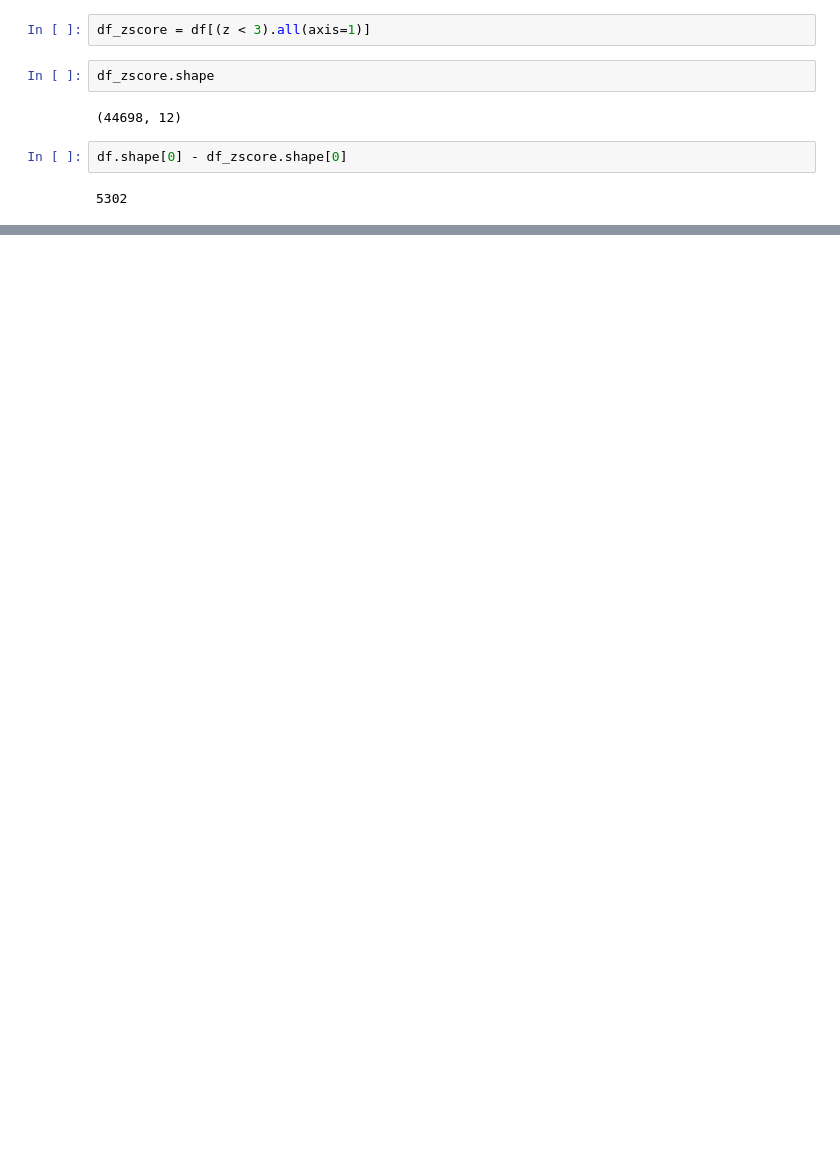
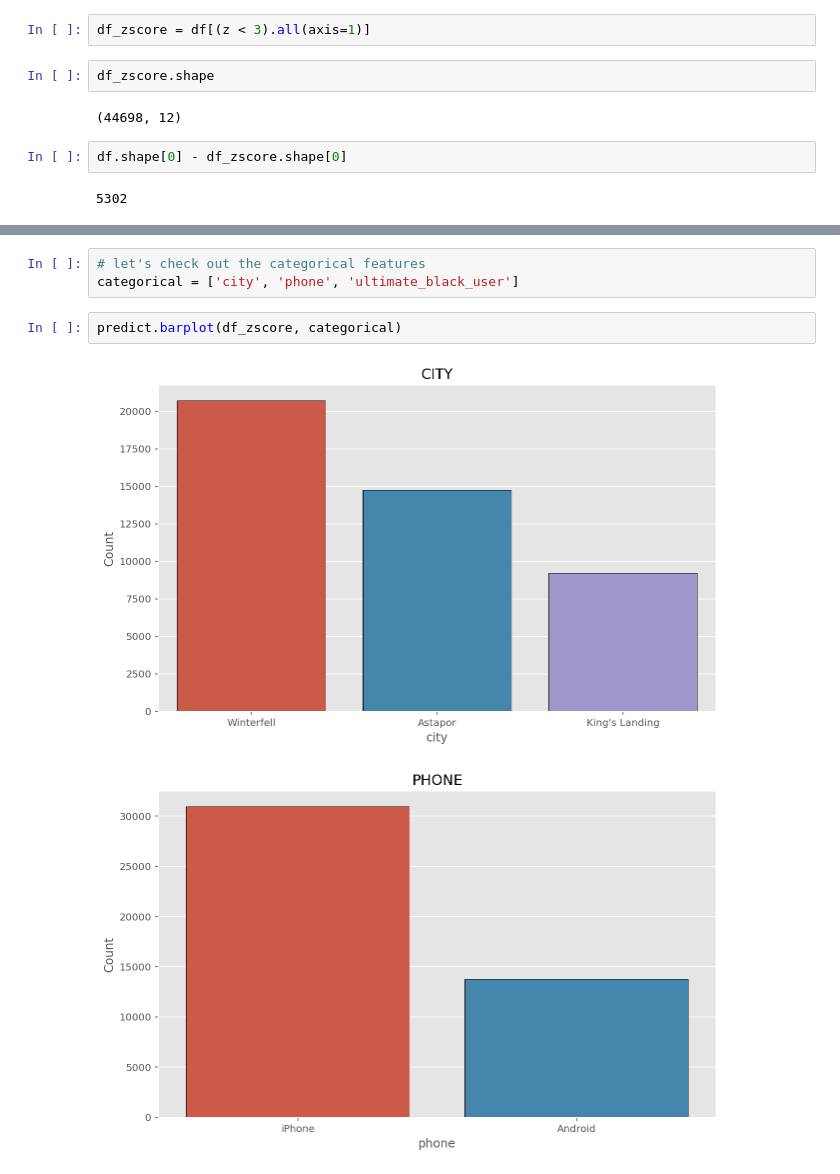
Before and after one commit to earny-joe/Springboard-DS-Portfolio, a Jupyter notebook: unit17-take-home-challenges/ultimate_technologies/predictive_modeling.ipynb, the cells around one changed output, grey strips where cells are left out. Drawn from its saved outputs; the diff is of its cells as text; blank space fills up the shorter version.

Commit message:
updates on Ultimate challenge from July 18

```diff
--- a/unit17-take-home-challenges/ultimate_technologies/predictive_modeling.ipynb
+++ b/unit17-take-home-challenges/ultimate_technologies/predictive_modeling.ipynb
@@ -354,0 +359,8 @@ df.shape[0] - df_zscore.shape[0]
+# %%
+# let's check out the categorical features
+categorical = ['city', 'phone', 'ultimate_black_user']
+# %%
+predict.barplot(df_zscore, categorical)
+# %% [output]
+[figure, added]
+[figure, added]
```
Also changed, not shown: parts of 50 cells of this notebook, 1 other file.
